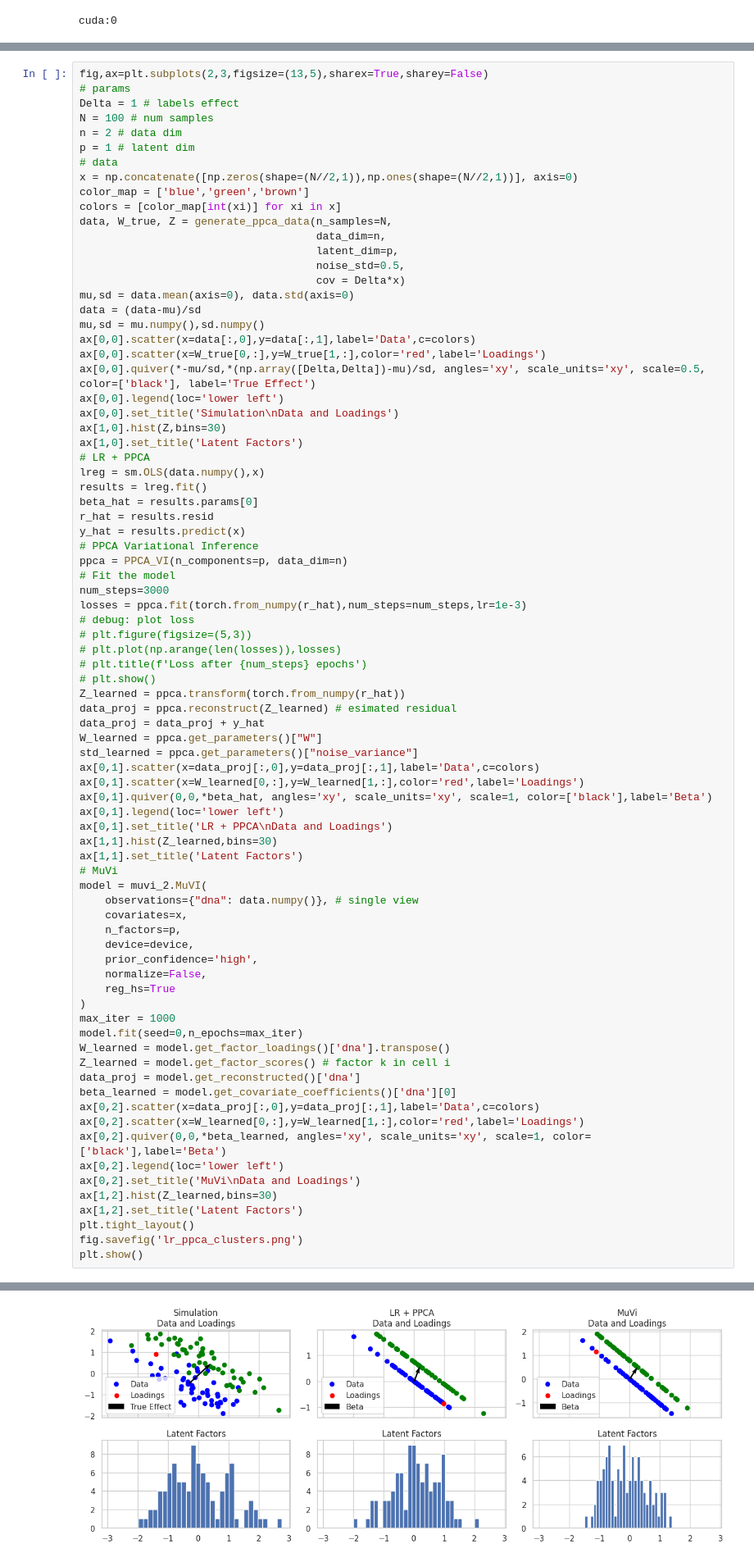
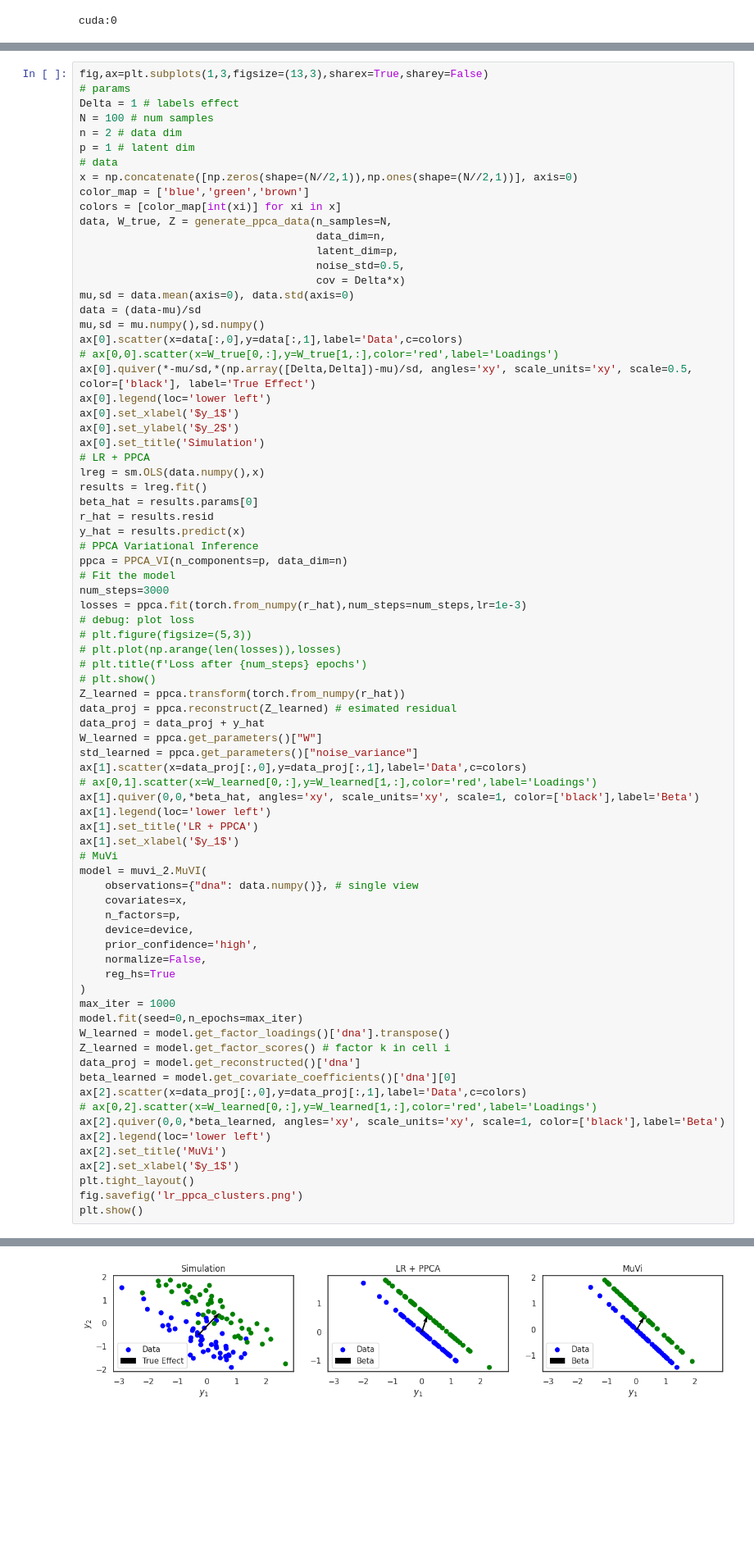
Before and after one commit to MaxMedinaG/muvi_experiments, a Jupyter notebook: MuVi_and_PPCA.ipynb, the cells around one changed output, grey strips where cells are left out. Shown at 82% size. Saved outputs shown, nothing was run; the diff lists cells and outputs as text; blank space fills up the shorter version.

```diff
--- a/MuVi_and_PPCA.ipynb
+++ b/MuVi_and_PPCA.ipynb
@@ -594,7 +591,7 @@ Step 2500 - Loss: 270.3239
 Relative improvement of -0.002932 < 1e-05 for 10 step(s) in a row, stopping early.
 [figure]
 # %%
-fig,ax=plt.subplots(2,3,figsize=(13,5),sharex=True,sharey=False)
+fig,ax=plt.subplots(1,3,figsize=(13,3),sharex=True,sharey=False)
 # params
 Delta = 1 # labels effect
 N = 100 # num samples
@@ -612,13 +609,13 @@ data, W_true, Z = generate_ppca_data(n_samples=N,
 mu,sd = data.mean(axis=0), data.std(axis=0)
 data = (data-mu)/sd
 mu,sd = mu.numpy(),sd.numpy()
-ax[0,0].scatter(x=data[:,0],y=data[:,1],label='Data',c=colors)
-ax[0,0].scatter(x=W_true[0,:],y=W_true[1,:],color='red',label='Loadings')
-ax[0,0].quiver(*-mu/sd,*(np.array([Delta,Delta])-mu)/sd, angles='xy', scale_units='xy', scale=0.5, color=['black'], label='True Effect')
-ax[0,0].legend(loc='lower left')
-ax[0,0].set_title('Simulation\nData and Loadings')
-ax[1,0].hist(Z,bins=30)
-ax[1,0].set_title('Latent Factors')
+ax[0].scatter(x=data[:,0],y=data[:,1],label='Data',c=colors)
+# ax[0,0].scatter(x=W_true[0,:],y=W_true[1,:],color='red',label='Loadings')
+ax[0].quiver(*-mu/sd,*(np.array([Delta,Delta])-mu)/sd, angles='xy', scale_units='xy', scale=0.5, color=['black'], label='True Effect')
+ax[0].legend(loc='lower left')
+ax[0].set_xlabel('$y_1$')
+ax[0].set_ylabel('$y_2$')
+ax[0].set_title('Simulation')
 # LR + PPCA
 lreg = sm.OLS(data.numpy(),x)
 results = lreg.fit()
@@ -640,45 +637,43 @@ data_proj = ppca.reconstruct(Z_learned) # esimated residual
 data_proj = data_proj + y_hat
 W_learned = ppca.get_parameters()["W"]
 std_learned = ppca.get_parameters()["noise_variance"]
-ax[0,1].scatter(x=data_proj[:,0],y=data_proj[:,1],label='Data',c=colors)
-ax[0,1].scatter(x=W_learned[0,:],y=W_learned[1,:],color='red',label='Loadings')
-ax[0,1].quiver(0,0,*beta_hat, angles='xy', scale_units='xy', scale=1, color=['black'],label='Beta')
-ax[0,1].legend(loc='lower left')
-ax[0,1].set_title('LR + PPCA\nData and Loadings')
-ax[1,1].hist(Z_learned,bins=30)
-ax[1,1].set_title('Latent Factors')
+ax[1].scatter(x=data_proj[:,0],y=data_proj[:,1],label='Data',c=colors)
+# ax[0,1].scatter(x=W_learned[0,:],y=W_learned[1,:],color='red',label='Loadings')
+ax[1].quiver(0,0,*beta_hat, angles='xy', scale_units='xy', scale=1, color=['black'],label='Beta')
+ax[1].legend(loc='lower left')
+ax[1].set_title('LR + PPCA')
+ax[1].set_xlabel('$y_1$')
 # MuVi
 model = muvi_2.MuVI(
     observations={"dna": data.numpy()}, # single view
     covariates=x,
     n_factors=p,
     device=device,
     prior_confidence='high',
     normalize=False,
     reg_hs=True
 )
 max_iter = 1000
 model.fit(seed=0,n_epochs=max_iter)
 W_learned = model.get_factor_loadings()['dna'].transpose()
 Z_learned = model.get_factor_scores() # factor k in cell i
 data_proj = model.get_reconstructed()['dna']
 beta_learned = model.get_covariate_coefficients()['dna'][0]
-ax[0,2].scatter(x=data_proj[:,0],y=data_proj[:,1],label='Data',c=colors)
-ax[0,2].scatter(x=W_learned[0,:],y=W_learned[1,:],color='red',label='Loadings')
-ax[0,2].quiver(0,0,*beta_learned, angles='xy', scale_units='xy', scale=1, color=['black'],label='Beta')
-ax[0,2].legend(loc='lower left')
-ax[0,2].set_title('MuVi\nData and Loadings')
-ax[1,2].hist(Z_learned,bins=30)
-ax[1,2].set_title('Latent Factors')
+ax[2].scatter(x=data_proj[:,0],y=data_proj[:,1],label='Data',c=colors)
+# ax[0,2].scatter(x=W_learned[0,:],y=W_learned[1,:],color='red',label='Loadings')
+ax[2].quiver(0,0,*beta_learned, angles='xy', scale_units='xy', scale=1, color=['black'],label='Beta')
+ax[2].legend(loc='lower left')
+ax[2].set_title('MuVi')
+ax[2].set_xlabel('$y_1$')
 plt.tight_layout()
 fig.savefig('lr_ppca_clusters.png')
 plt.show()
 # %% [output]
 Step 0 - Loss: 463.6860
 Step 500 - Loss: 363.3155
 Step 1000 - Loss: 290.4161
 Step 1500 - Loss: 265.6911
 Step 2000 - Loss: 259.8072
 Step 2500 - Loss: 252.8861
 Relative improvement of -0.006155 < 1e-05 for 10 step(s) in a row, stopping early.
-[figure, old version]
+[figure, new version]
```
Also changed, not shown: parts of 14 cells of this notebook, 1 other file.
